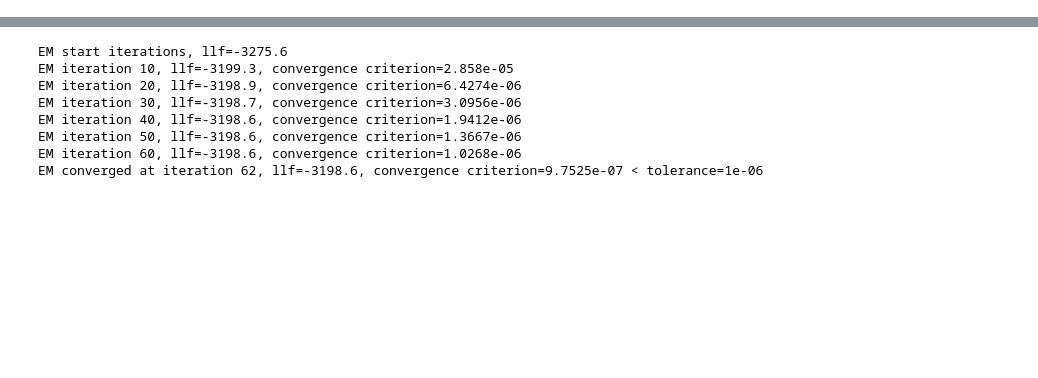
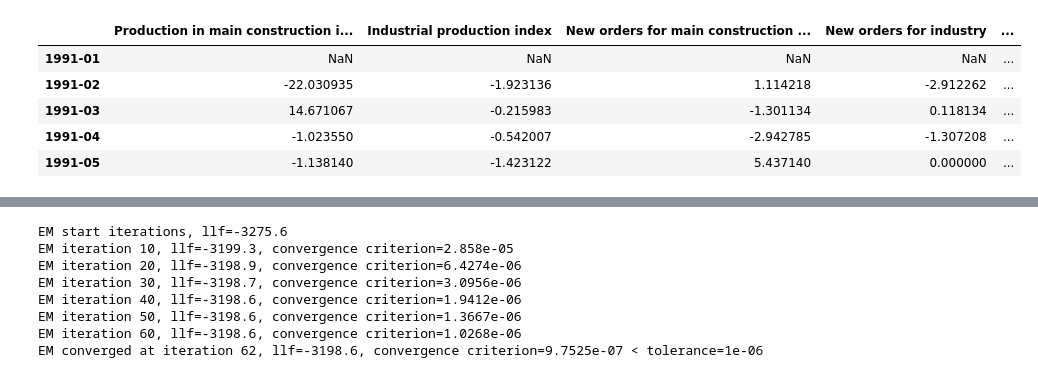
Before and after one commit to MashenkaOkuneva/nowcasting_with_text, a Jupyter notebook: dfm/Nowcasting function.ipynb, the cells around one changed output, grey strips where cells are left out. Cells and saved outputs as stored; diff of their text form; code cells hidden in the pictures; blank space fills up the shorter version.

```diff
--- a/dfm/Nowcasting function.ipynb
+++ b/dfm/Nowcasting function.ipynb
@@ -146,0 +186,9 @@ groups.loc['GDP'] = {'Description': gdp_description, 'Group': 'Activity'}
+# %%
+dta['2008-01-01'].dta_m.head()
+# %% [output]
+|  | Production in main construction i... | Industrial production index | New orders for main construction ... | New orders for industry | ... |
+| 1991-01 | NaN | NaN | NaN | NaN | ... |
+| 1991-02 | -22.030935 | -1.923136 | 1.114218 | -2.912262 | ... |
+| 1991-03 | 14.671067 | -0.215983 | -1.301134 | 0.118134 | ... |
+| 1991-04 | -1.023550 | -0.542007 | -2.942785 | -1.307208 | ... |
+| 1991-05 | -1.138140 | -1.423122 | 5.437140 | 0.000000 | ... |
```
Also changed, not shown: parts of 30 cells of this notebook.
